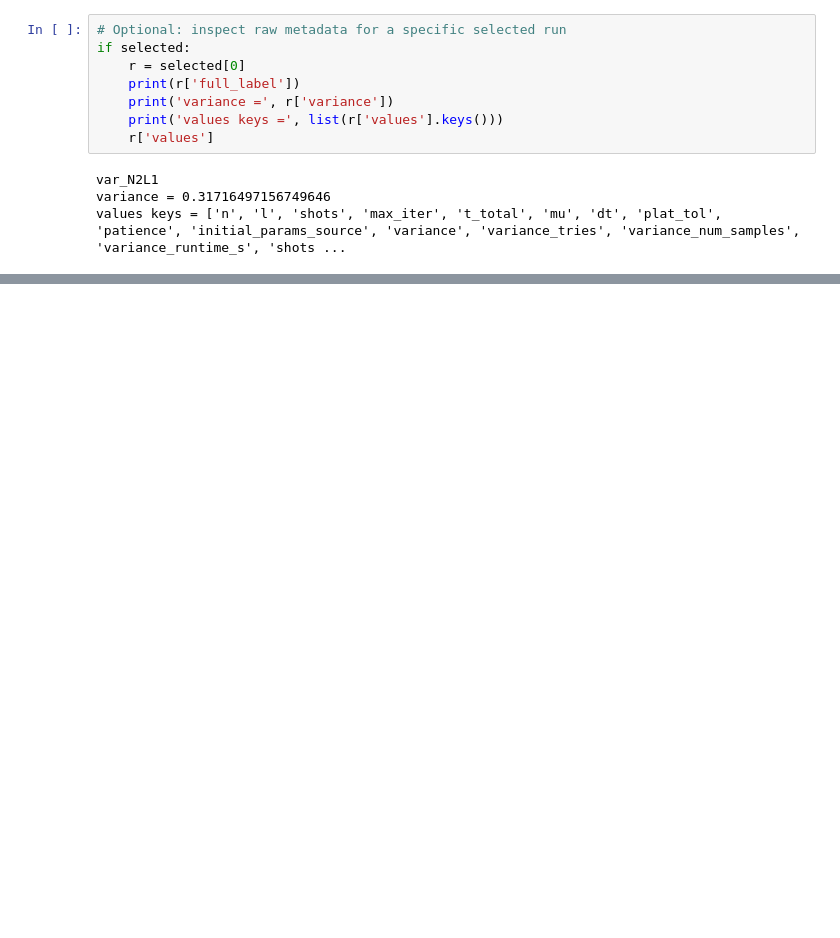
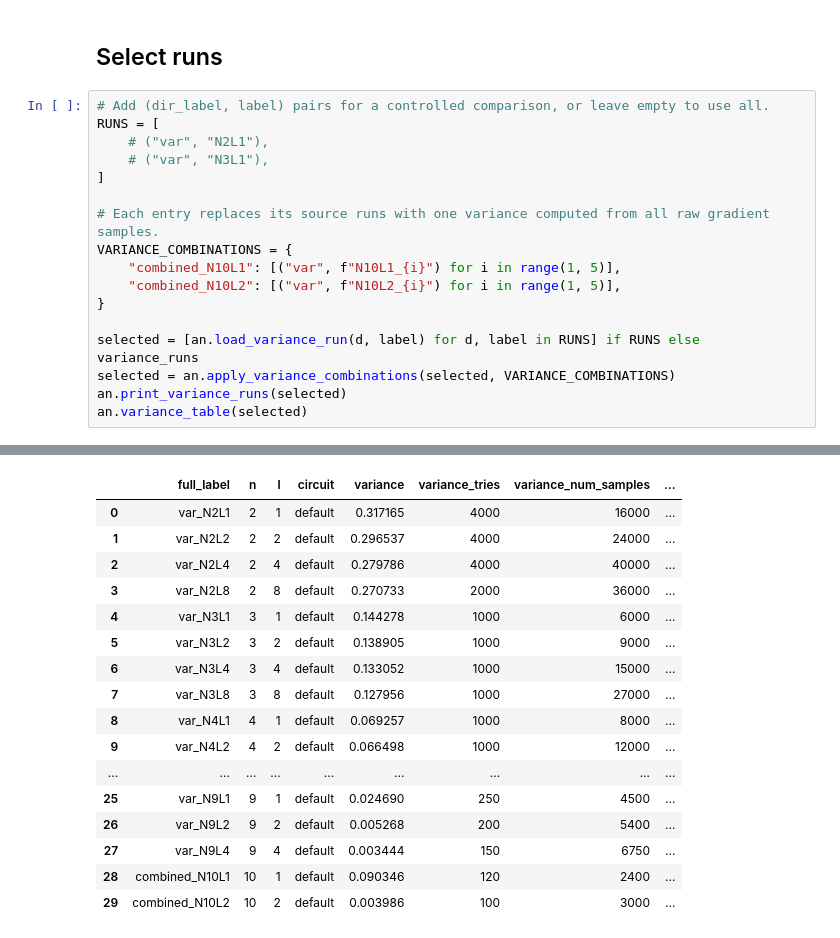
Before and after one commit to Joel-Kunk/VQCFD_quimb, a Jupyter notebook: analysis_variance.ipynb, the cells around one changed output, grey strips where cells are left out. Drawn from its saved outputs; the diff is of its cells as text; blank space fills up the shorter version.

```diff
--- a/analysis_variance.ipynb
+++ b/analysis_variance.ipynb
@@ -210,12 +41,20 @@ else:
-# %%
-# Optional: inspect raw metadata for a specific selected run
-if selected:
-    r = selected[0]
-    print(r['full_label'])
-    print('variance =', r['variance'])
-    print('values keys =', list(r['values'].keys()))
-    r['values']
-# %% [output]
-var_N2L1
-variance = 0.31716497156749646
-values keys = ['n', 'l', 'shots', 'max_iter', 't_total', 'mu', 'dt', 'plat_tol', 'patience', 'initial_params_source', 'variance', 'variance_tries', 'variance_num_samples', 'variance_runtime_s', 'shots ...
+# %% [markdown]
+## Select runs
+# %%
+# Add (dir_label, label) pairs for a controlled comparison, or leave empty to use all.
+RUNS = [
+    # ("var", "N2L1"),
+    # ("var", "N3L1"),
+]
+
+# Each entry replaces its source runs with one variance computed from all raw gradient samples.
+VARIANCE_COMBINATIONS = {
+    "combined_N10L1": [("var", f"N10L1_{i}") for i in range(1, 5)],
+    "combined_N10L2": [("var", f"N10L2_{i}") for i in range(1, 5)],
+}
+
+selected = [an.load_variance_run(d, label) for d, label in RUNS] if RUNS else variance_runs
+selected = an.apply_variance_combinations(selected, VARIANCE_COMBINATIONS)
+an.print_variance_runs(selected)
+an.variance_table(selected)
+# %% [output]
@@ -221,0 +78,17 @@ values keys = ['n', 'l', 'shots', 'max_iter', 't_total', 'mu', 'dt', 'plat_tol',
+|  | full_label | n | l | circuit | variance | variance_tries | variance_num_samples | ... |
+| 0 | var_N2L1 | 2 | 1 | default | 0.317165 | 4000 | 16000 | ... |
+| 1 | var_N2L2 | 2 | 2 | default | 0.296537 | 4000 | 24000 | ... |
+| 2 | var_N2L4 | 2 | 4 | default | 0.279786 | 4000 | 40000 | ... |
+| 3 | var_N2L8 | 2 | 8 | default | 0.270733 | 2000 | 36000 | ... |
+| 4 | var_N3L1 | 3 | 1 | default | 0.144278 | 1000 | 6000 | ... |
+| 5 | var_N3L2 | 3 | 2 | default | 0.138905 | 1000 | 9000 | ... |
+| 6 | var_N3L4 | 3 | 4 | default | 0.133052 | 1000 | 15000 | ... |
+| 7 | var_N3L8 | 3 | 8 | default | 0.127956 | 1000 | 27000 | ... |
+| 8 | var_N4L1 | 4 | 1 | default | 0.069257 | 1000 | 8000 | ... |
+| 9 | var_N4L2 | 4 | 2 | default | 0.066498 | 1000 | 12000 | ... |
+| ... | ... | ... | ... | ... | ... | ... | ... | ... |
+| 25 | var_N9L1 | 9 | 1 | default | 0.024690 | 250 | 4500 | ... |
+| 26 | var_N9L2 | 9 | 2 | default | 0.005268 | 200 | 5400 | ... |
+| 27 | var_N9L4 | 9 | 4 | default | 0.003444 | 150 | 6750 | ... |
+| 28 | combined_N10L1 | 10 | 1 | default | 0.090346 | 120 | 2400 | ... |
+| 29 | combined_N10L2 | 10 | 2 | default | 0.003986 | 100 | 3000 | ... |
```
Also changed, not shown: parts of 20 cells of this notebook, 3 other files.
